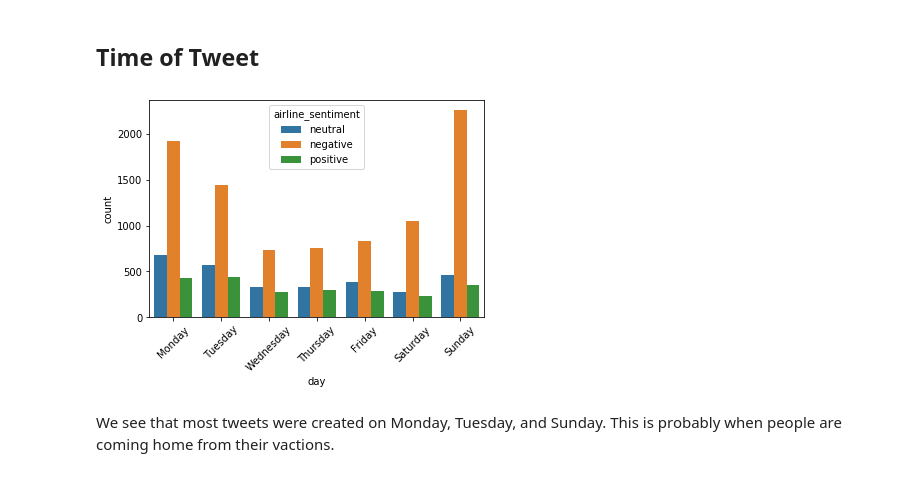
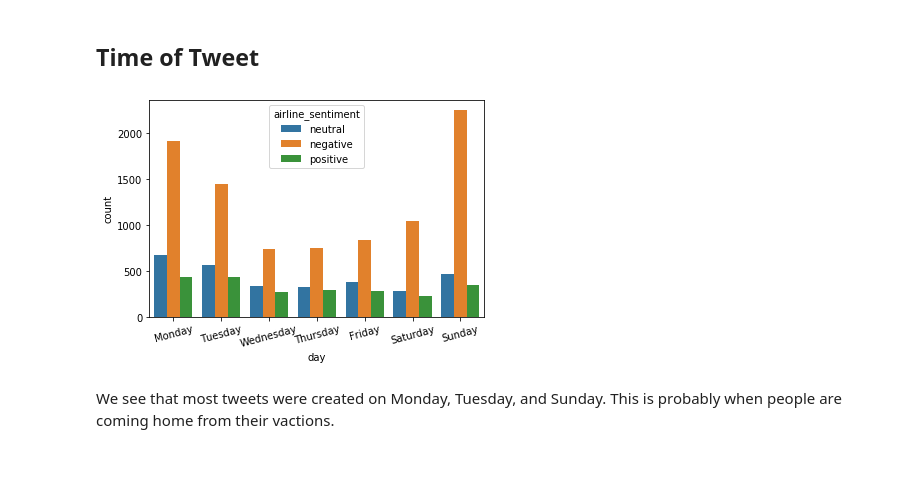
Before and after one commit to willjdew/Airline-Twitter-Sentiment, a Jupyter notebook: notebooks/1-Data Exploration and Wrangling.ipynb, the cells around one changed output. Saved outputs shown, nothing was run; the diff lists cells and outputs as text; code cells hidden in the pictures.

```diff
--- a/notebooks/1-Data Exploration and Wrangling.ipynb
+++ b/notebooks/1-Data Exploration and Wrangling.ipynb
@@ -139,9 +139,10 @@ di={0: 'Monday', 1: 'Tuesday', 2: 'Wednesday', 3: 'Thursday', 4: 'Friday',
 df_1['day'] = df_1['day'].map(di)
 # %%
 chart = sns.countplot(x='day', data=df_1, hue='airline_sentiment')
-chart.set_xticklabels(chart.get_xticklabels(), rotation=45);
+chart.set_xticklabels(chart.get_xticklabels(), rotation=15)
+plt.savefig("figure-2.jpg", dpi=300);
 # %% [output]
-[figure, old version]
+[figure, new version]
 # %%
 df_1 = dummie(df_1, 'day')
 # %% [markdown]
```
Also changed, not shown: parts of 3 cells of this notebook.
